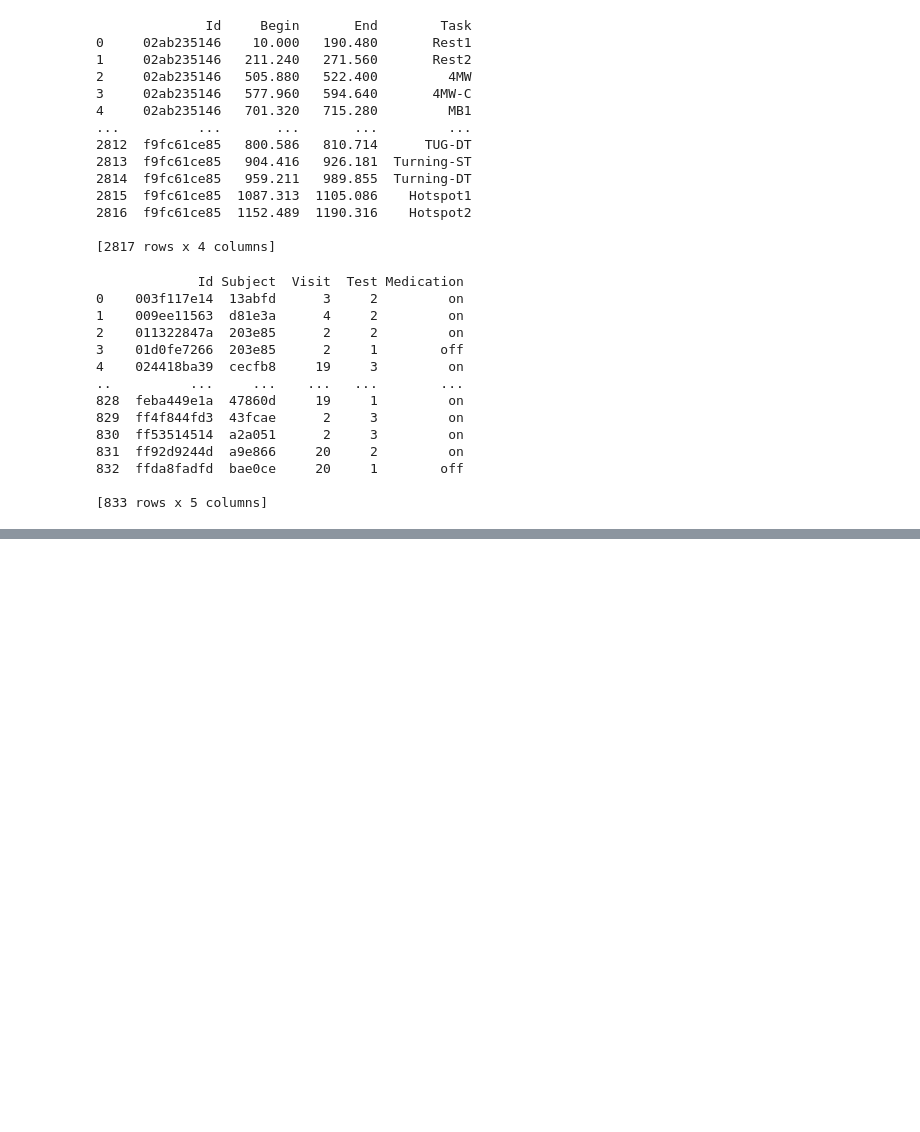
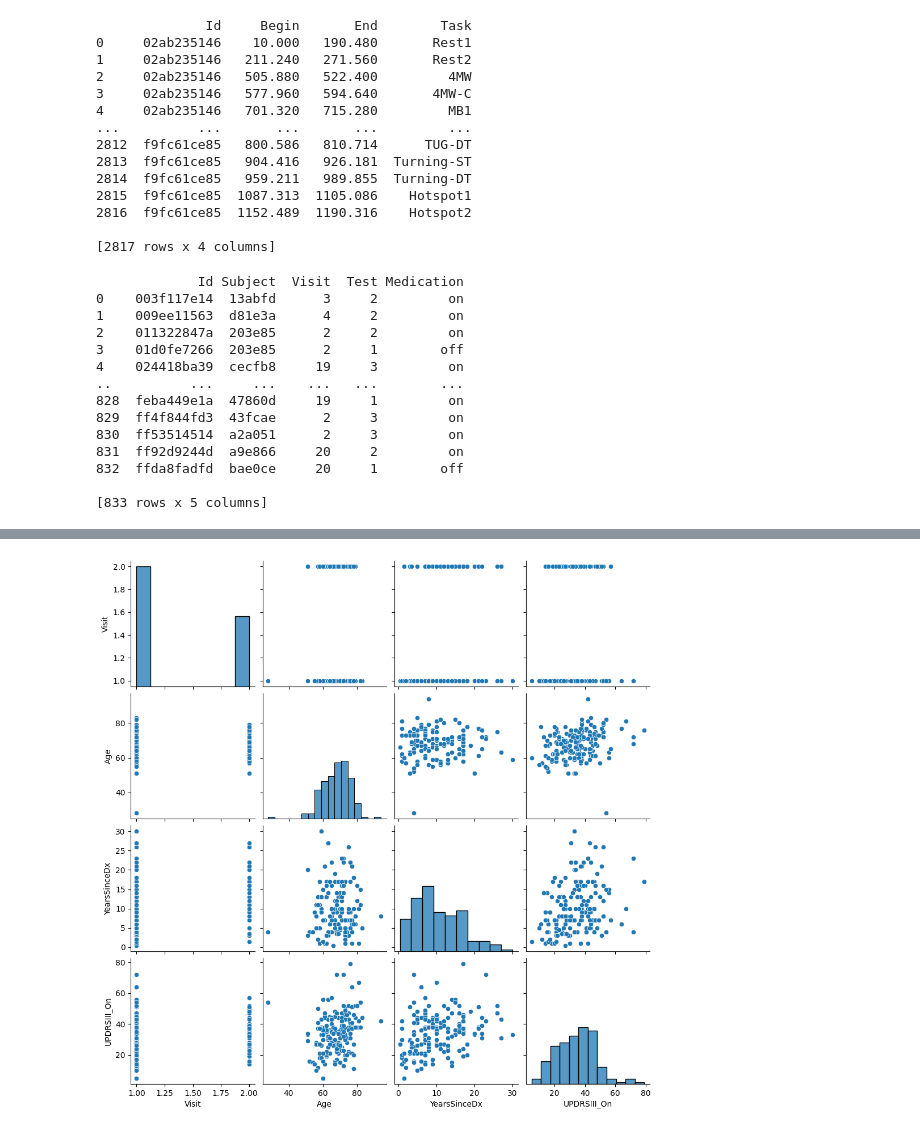
Before and after one commit to caromimo/parkinsons, a Jupyter notebook: notebooks/01-cm-initial-data-exploration.ipynb, the cells around one changed output, grey strips where cells are left out. Cells and saved outputs as stored; diff of their text form; code cells hidden in the pictures; blank space fills up the shorter version.

```diff
--- a/notebooks/01-cm-initial-data-exploration.ipynb
+++ b/notebooks/01-cm-initial-data-exploration.ipynb
@@ -192,0 +219,6 @@ print(lab_fog)
+# %%
+# Plot the correlations
+sns.pairplot(subjects.iloc[: ,0:6])
+plot.show()
+# %% [output]
+[figure, added]
```
Also changed, not shown: parts of 11 cells of this notebook.
